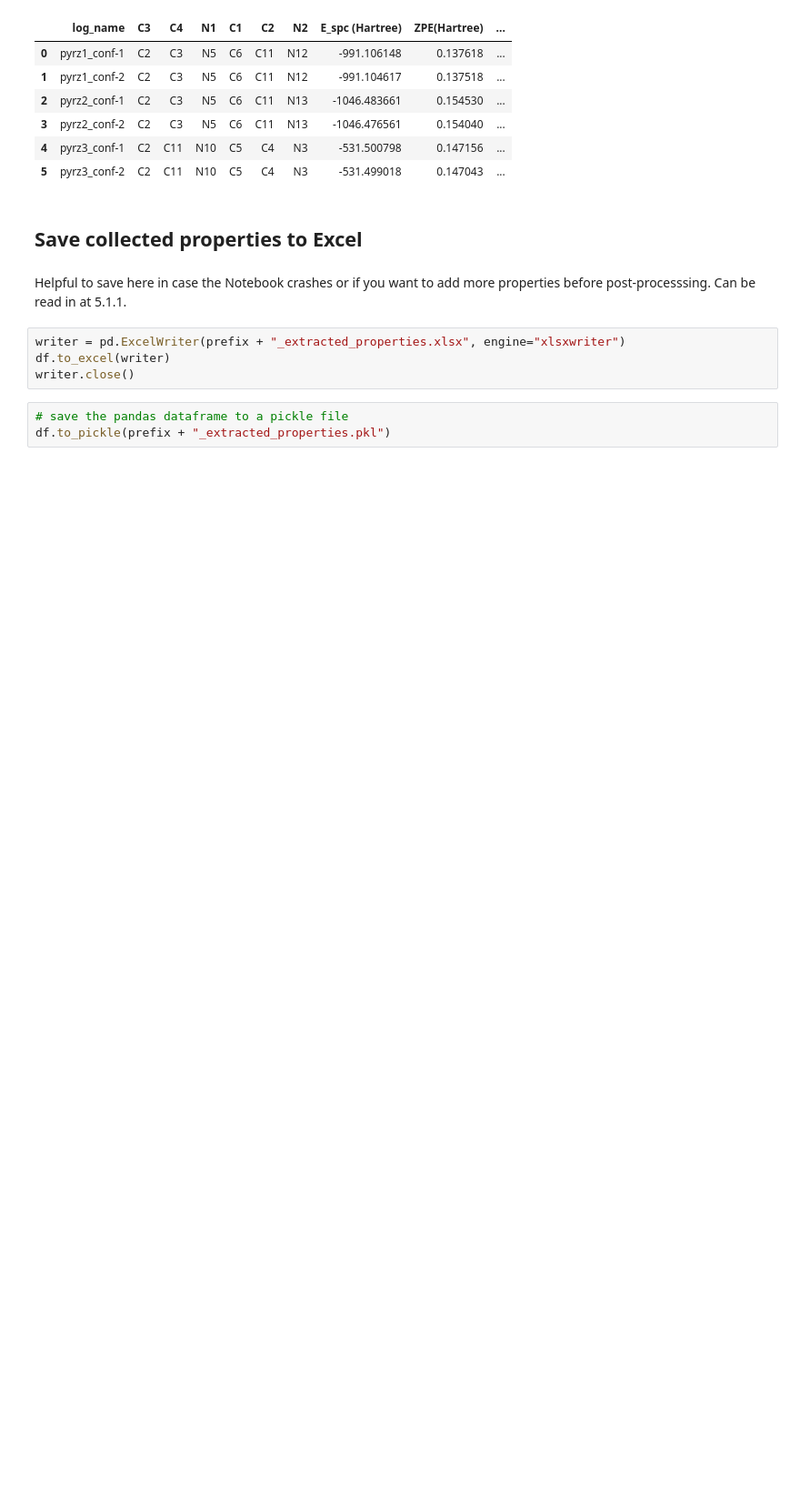
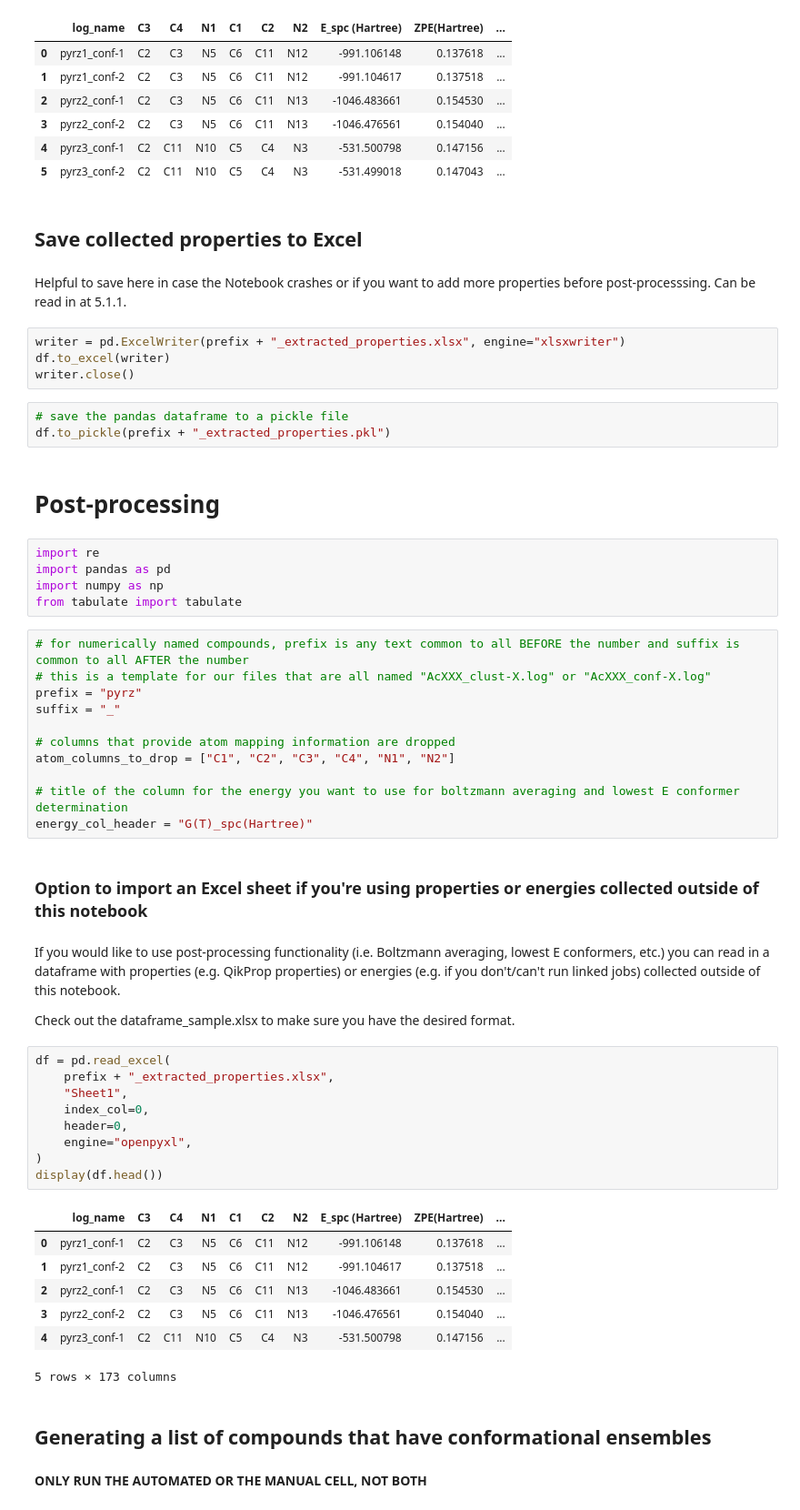
Before and after one commit to intel00000/stahl_data_science, a Jupyter notebook: Get_Properties_Notebook-WI/gp_start_folder/get_properties_notebook_pyrz.ipynb, the cells around one changed output. Shown at 91% size. Drawn from its saved outputs; the diff is of its cells as text; blank space fills up the shorter version.

```diff
--- a/Get_Properties_Notebook-WI/gp_start_folder/get_properties_notebook_pyrz.ipynb
+++ b/Get_Properties_Notebook-WI/gp_start_folder/get_properties_notebook_pyrz.ipynb
@@ -204,3 +204,48 @@ writer.close()
 # %%
 # save the pandas dataframe to a pickle file
 df.to_pickle(prefix + "_extracted_properties.pkl")
+# %% [markdown]
+# Post-processing
+# %%
+import re
+import pandas as pd
+import numpy as np
+from tabulate import tabulate
+# %%
+# for numerically named compounds, prefix is any text common to all BEFORE the number and suffix is common to all AFTER the number
+# this is a template for our files that are all named "AcXXX_clust-X.log" or "AcXXX_conf-X.log"
+prefix = "pyrz"
+suffix = "_"
+
+# columns that provide atom mapping information are dropped
+atom_columns_to_drop = ["C1", "C2", "C3", "C4", "N1", "N2"]
+
+# title of the column for the energy you want to use for boltzmann averaging and lowest E conformer determination
+energy_col_header = "G(T)_spc(Hartree)"
+# %% [markdown]
+### Option to import an Excel sheet if you're using properties or energies collected outside of this notebook
+# %% [markdown]
+If you would like to use post-processing functionality (i.e. Boltzmann averaging, lowest E conformers, etc.) you can read in a dataframe with properties (e.g. QikProp properties) or energies (e.g. if you don't/can't run linked jobs) collected outside of this notebook.
+
+Check out the dataframe_sample.xlsx to make sure you have the desired format.
+# %%
+df = pd.read_excel(
+    prefix + "_extracted_properties.xlsx",
+    "Sheet1",
+    index_col=0,
+    header=0,
+    engine="openpyxl",
+)
+display(df.head())
+# %% [output]
+|  | log_name | C3 | C4 | N1 | C1 | C2 | N2 | E_spc (Hartree) | ZPE(Hartree) | ... |
+| 0 | pyrz1_conf-1 | C2 | C3 | N5 | C6 | C11 | N12 | -991.106148 | 0.137618 | ... |
+| 1 | pyrz1_conf-2 | C2 | C3 | N5 | C6 | C11 | N12 | -991.104617 | 0.137518 | ... |
+| 2 | pyrz2_conf-1 | C2 | C3 | N5 | C6 | C11 | N13 | -1046.483661 | 0.154530 | ... |
+| 3 | pyrz2_conf-2 | C2 | C3 | N5 | C6 | C11 | N13 | -1046.476561 | 0.154040 | ... |
+| 4 | pyrz3_conf-1 | C2 | C11 | N10 | C5 | C4 | N3 | -531.500798 | 0.147156 | ... |
+5 rows × 173 columns
+# %% [markdown]
+## Generating a list of compounds that have conformational ensembles
+# %% [markdown]
+**ONLY RUN THE AUTOMATED OR THE MANUAL CELL, NOT BOTH**
```
Also changed, not shown: parts of 6 cells of this notebook, 16 other files.
